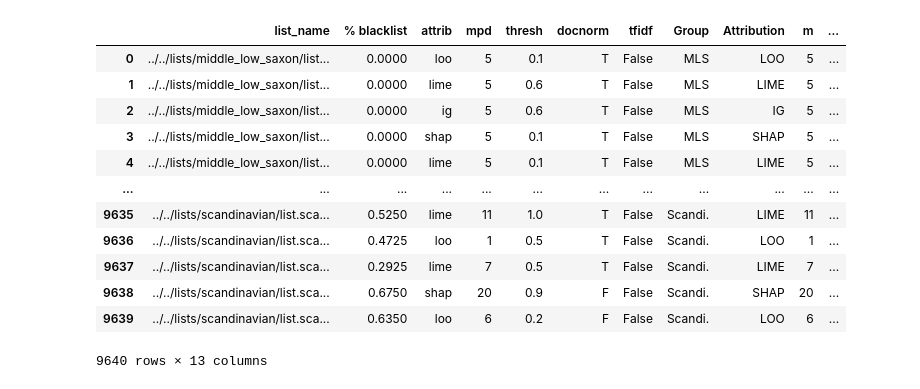
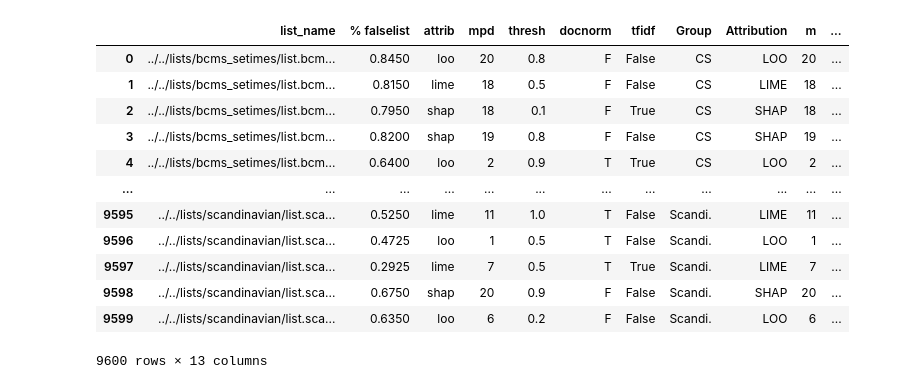
Before and after one commit to Helsinki-NLP/shibboleth, a Jupyter notebook: vizs/reflists/list-agg.ipynb, the cells around one changed output. Saved outputs shown, nothing was run; the diff lists cells and outputs as text; code cells hidden in the pictures.

Commit message:
list-agg viz script and outputs

```diff
--- a/vizs/reflists/list-agg.ipynb
+++ b/vizs/reflists/list-agg.ipynb
@@ -13,15 +13,23 @@ import json
 
 sns.set(font_scale=2)
 sns.set_style("whitegrid")
+
+EXP1_GRPS = ['bcms_setimes', 'estonian_voro', 'scandinavian']
+REMAPS = {
+    'estonian_voro': 'EV',
+    'bcms_setimes': 'CS',
+    'scandinavian': 'Scandi.',
+}
 # %%
 records = []
-for listname in pathlib.Path('../../lists/').glob('**/list.*'):
-    data = pd.read_csv(listname)
-    records.append({
-        'list_name': str(listname),
-        '% blacklist': data.in_blacklist.mean() if "in_blacklist" in data.columns else 0,
-        **dict(kv.split('=') for kv in '.'.join(listname.name.split('.')[2:-1]).split('_')),
-    })
+for grp in EXP1_GRPS:
+    for listname in pathlib.Path(f'../../lists/{grp}').glob('**/list.*'):
+        data = pd.read_csv(listname)
+        records.append({
+            'list_name': str(listname),
+            '% falselist': data.in_blacklist.mean() if "in_blacklist" in data.columns else 0,
+            **dict(kv.split('=') for kv in '.'.join(listname.name.split('.')[2:-1]).split('_')),
+        })
 df = pd.DataFrame.from_records(records)
 df
 # %% [output]
@@ -41,34 +49,24 @@ df
 # %%
-df['Group'] = df.list_name.apply(lambda lstnm: lstnm.split('/')[3]).map({
-    'estonian_voro': 'EV',
-    'bcms_twitter': 'BCMS',
-    'bcms_setimes': 'CS',
-    'bcms': 'CS',
-    'middle_low_saxon': 'MLS',
-    'finnish': 'Finnish',
-    'greek': 'Greek',
-    'jodel': 'German',
-    'scandinavian': 'Scandi.',
-})
+df['Group'] = df.list_name.apply(lambda lstnm: lstnm.split('/')[-2]).map(REMAPS)
 df['Attribution'] = df.attrib.str.upper()
 df['m'] = df.mpd.apply(int)
 df['p'] = df.thresh.apply(float)
 df['avg'] = df.docnorm == 'T'
 df['tfidf'] = df.tfidf == 'T'
-df['blacklist'] = df['% blacklist']
+df['falselist'] = df['% falselist']
 df
 # %% [output]
-|  | list_name | % blacklist | attrib | mpd | thresh | docnorm | tfidf | Group | Attribution | m | ... |
-| 0 | ../../lists/middle_low_saxon/list... | 0.0000 | loo | 5 | 0.1 | T | False | MLS | LOO | 5 | ... |
-| 1 | ../../lists/middle_low_saxon/list... | 0.0000 | lime | 5 | 0.6 | T | False | MLS | LIME | 5 | ... |
-| 2 | ../../lists/middle_low_saxon/list... | 0.0000 | ig | 5 | 0.6 | T | False | MLS | IG | 5 | ... |
-| 3 | ../../lists/middle_low_saxon/list... | 0.0000 | shap | 5 | 0.1 | T | False | MLS | SHAP | 5 | ... |
-| 4 | ../../lists/middle_low_saxon/list... | 0.0000 | lime | 5 | 0.1 | T | False | MLS | LIME | 5 | ... |
+|  | list_name | % falselist | attrib | mpd | thresh | docnorm | tfidf | Group | Attribution | m | ... |
+| 0 | ../../lists/bcms_setimes/list.bcm... | 0.8450 | loo | 20 | 0.8 | F | False | CS | LOO | 20 | ... |
+| 1 | ../../lists/bcms_setimes/list.bcm... | 0.8150 | lime | 18 | 0.5 | F | False | CS | LIME | 18 | ... |
+| 2 | ../../lists/bcms_setimes/list.bcm... | 0.7950 | shap | 18 | 0.1 | F | True | CS | SHAP | 18 | ... |
+| 3 | ../../lists/bcms_setimes/list.bcm... | 0.8200 | shap | 19 | 0.8 | F | False | CS | SHAP | 19 | ... |
+| 4 | ../../lists/bcms_setimes/list.bcm... | 0.6400 | loo | 2 | 0.9 | T | True | CS | LOO | 2 | ... |
 | ... | ... | ... | ... | ... | ... | ... | ... | ... | ... | ... | ... |
-| 9635 | ../../lists/scandinavian/list.sca... | 0.5250 | lime | 11 | 1.0 | T | False | Scandi. | LIME | 11 | ... |
-| 9636 | ../../lists/scandinavian/list.sca... | 0.4725 | loo | 1 | 0.5 | T | False | Scandi. | LOO | 1 | ... |
-| 9637 | ../../lists/scandinavian/list.sca... | 0.2925 | lime | 7 | 0.5 | T | False | Scandi. | LIME | 7 | ... |
-| 9638 | ../../lists/scandinavian/list.sca... | 0.6750 | shap | 20 | 0.9 | F | False | Scandi. | SHAP | 20 | ... |
-| 9639 | ../../lists/scandinavian/list.sca... | 0.6350 | loo | 6 | 0.2 | F | False | Scandi. | LOO | 6 | ... |
+| 9595 | ../../lists/scandinavian/list.sca... | 0.5250 | lime | 11 | 1.0 | T | False | Scandi. | LIME | 11 | ... |
+| 9596 | ../../lists/scandinavian/list.sca... | 0.4725 | loo | 1 | 0.5 | T | False | Scandi. | LOO | 1 | ... |
+| 9597 | ../../lists/scandinavian/list.sca... | 0.2925 | lime | 7 | 0.5 | T | True | Scandi. | LIME | 7 | ... |
+| 9598 | ../../lists/scandinavian/list.sca... | 0.6750 | shap | 20 | 0.9 | F | False | Scandi. | SHAP | 20 | ... |
+| 9599 | ../../lists/scandinavian/list.sca... | 0.6350 | loo | 6 | 0.2 | F | False | Scandi. | LOO | 6 | ... |
-9640 rows × 13 columns
+9600 rows × 13 columns
 # %%
```
Also changed, not shown: parts of 34 cells of this notebook, 17 other files.
